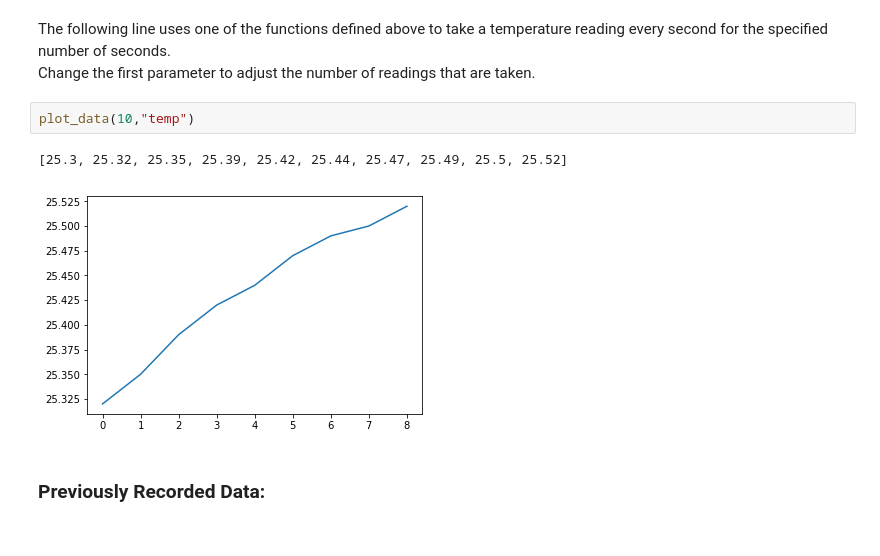
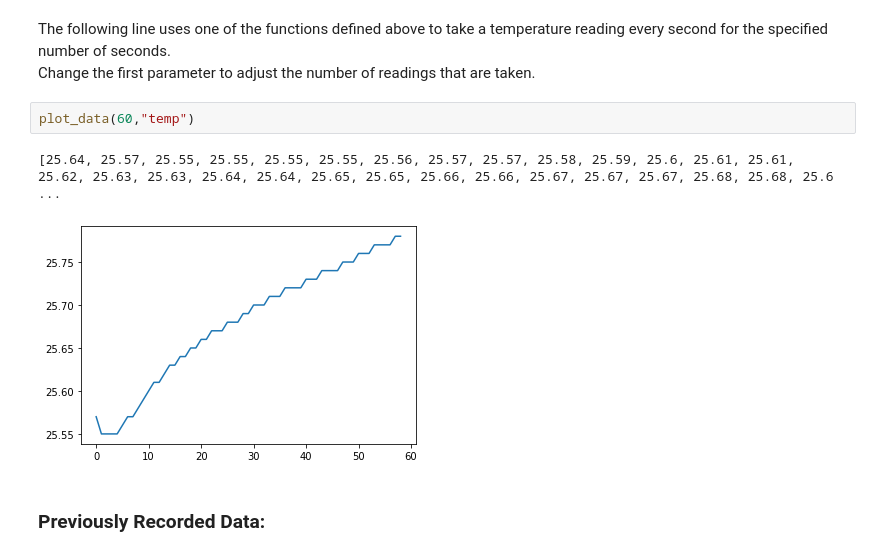
Before and after one commit to ddiLab/SageEdu, a Jupyter notebook: enviSensor/enviSensorDemo.ipynb, the cells around one changed output. Drawn from its saved outputs; the diff is of its cells as text.

```diff
--- a/enviSensor/enviSensorDemo.ipynb
+++ b/enviSensor/enviSensorDemo.ipynb
@@ -151,10 +152,10 @@ ERROR: Sensor data not available
 The following line uses one of the functions defined above to take a temperature reading every second for the specified number of seconds.
 Change the first parameter to adjust the number of readings that are taken.
 # %%
-plot_data(10,"temp")
+plot_data(60,"temp")
 # %% [output]
-[25.3, 25.32, 25.35, 25.39, 25.42, 25.44, 25.47, 25.49, 25.5, 25.52]
+[25.64, 25.57, 25.55, 25.55, 25.55, 25.55, 25.56, 25.57, 25.57, 25.58, 25.59, 25.6, 25.61, 25.61, 25.62, 25.63, 25.63, 25.64, 25.64, 25.65, 25.65, 25.66, 25.66, 25.67, 25.67, 25.67, 25.68, 25.68, 25.6 ...
-[figure, old version]
+[figure, new version]
 # %% [markdown]
 ### Previously Recorded Data:
 # %% [markdown]
```
Also changed, not shown: parts of 11 cells of this notebook, 2 other files.
